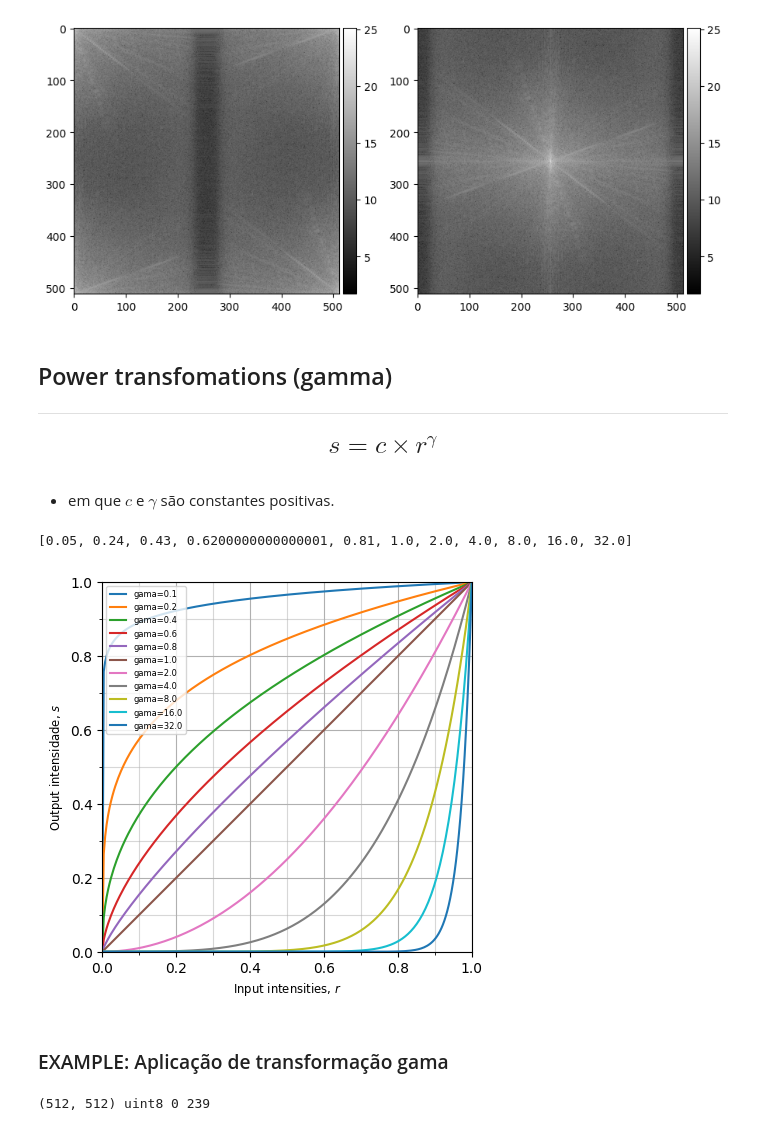
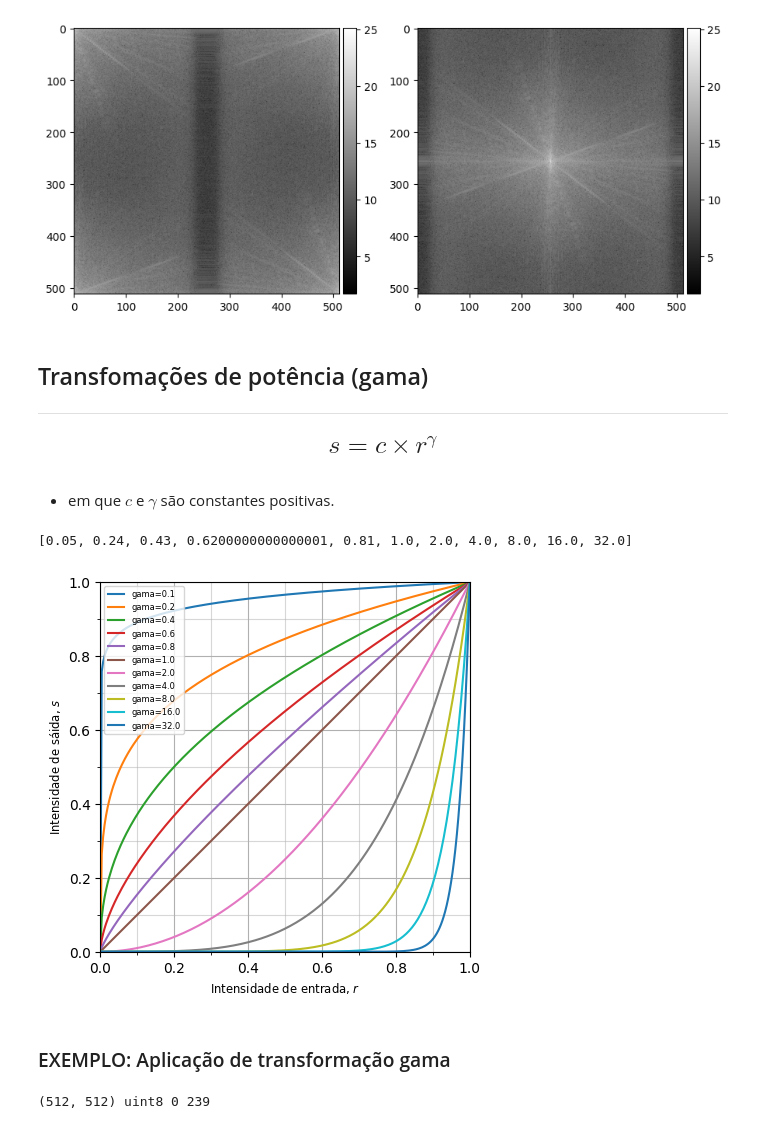
Before and after one commit to joaofmari/SIN392_Introduction-to-digital-image-processing_2023, a Jupyter notebook: notebooks/Aula 04 - Transformações de intensidade I (Part 1).ipynb, the cells around one changed output. Drawn from its saved outputs; the diff is of its cells as text; code cells hidden in the pictures.

```diff
--- a/notebooks/Aula 04 - Transformações de intensidade I (Part 1).ipynb
+++ b/notebooks/Aula 04 - Transformações de intensidade I (Part 1).ipynb
@@ -448,7 +446,7 @@ plt.show()
 # %% [output]
 [figure]
 # %% [markdown]
-## Power transfomations (gamma)
+## Transfomações de potência (gama)
 ----
 
 <font size="5">
@@ -471,27 +469,27 @@ print(gamma_list)
 # %%
 fig = plt.figure()
 for g in gamma_list:
     plt.plot(r, r**g, label='gama='+str('%.1f'%(g)))
 
 plt.autoscale(enable=True, axis='both', tight=True)
 ax = fig.gca()
 ax.set_xticks(np.arange(0, 1.1, 0.2))
 ax.set_xticks(np.arange(0, 1.1, 0.1), minor=True)
 ax.set_yticks(np.arange(0, 1.1, 0.2), minor=False)
 ax.set_yticks(np.arange(0, 1.1, 0.1), minor=True)
 ax.set_aspect('equal')
 ax.grid(which='major', alpha=1.0)
 ax.grid(which='minor', alpha=0.5)
 ax.set_ylim(0, 1)
-ax.set_xlabel('Input intensities, $r$', fontsize='small')
-ax.set_ylabel('Output intensidade, $s$', fontsize='small')
+ax.set_xlabel('Intensidade de entrada, $r$', fontsize='small')
+ax.set_ylabel('Intensidade de sáida, $s$', fontsize='small')
 plt.legend(loc="best", fontsize='6')
 
 plt.show()
 # %% [output]
-[figure, old version]
+[figure, new version]
 # %% [markdown]
-### EXAMPLE: Aplicação de transformação gama
+### EXEMPLO: Aplicação de transformação gama
 # %%
 img_gray = plt.imread('./images/boat.tif')
 
```
Also changed, not shown: parts of 41 cells of this notebook.
